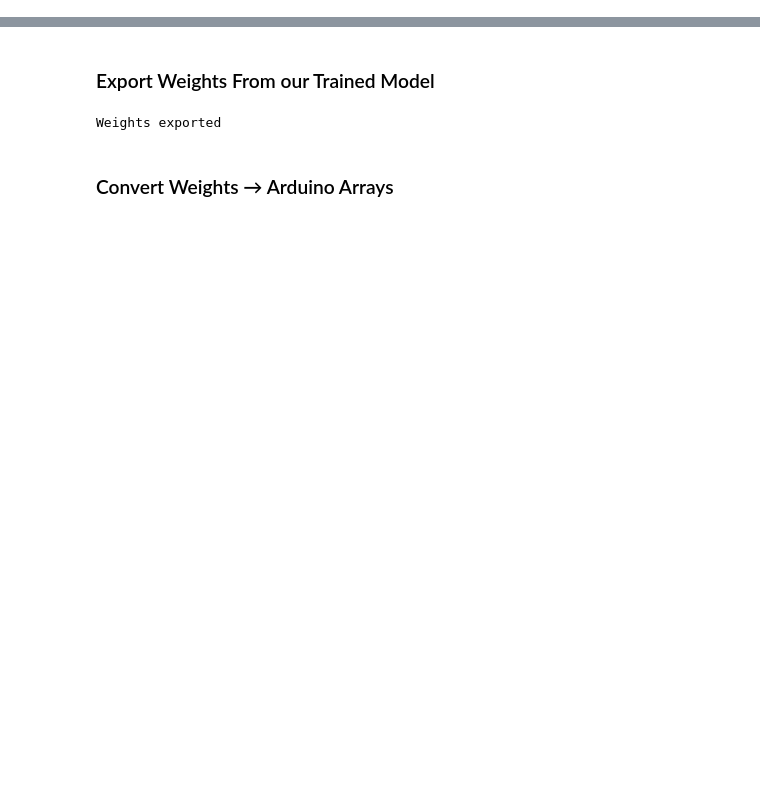
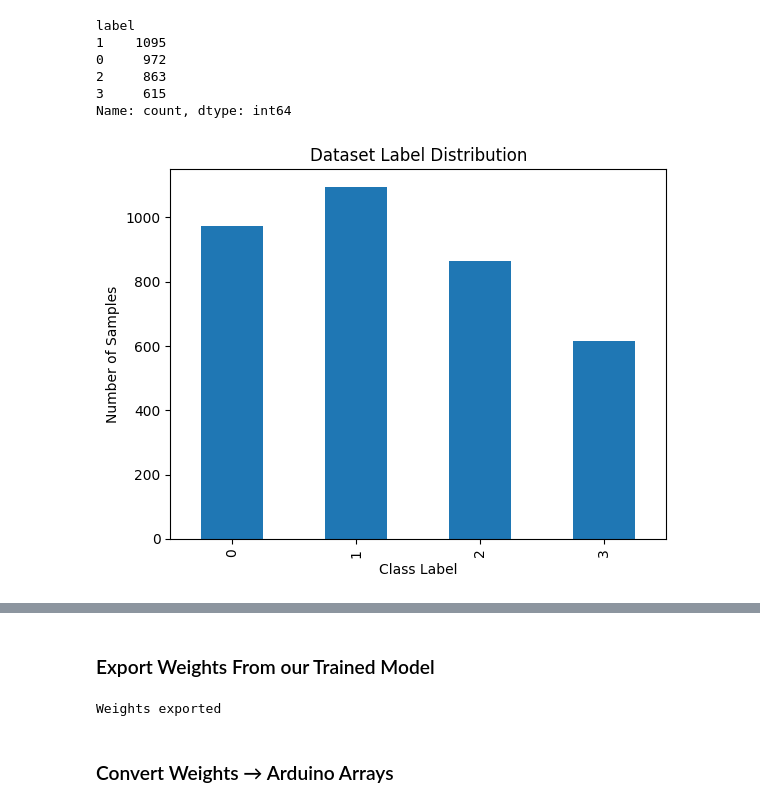
Before and after one commit to Abhikumar199/Event_Driven_Anomaly_Detection, a Jupyter notebook: Training/snn_training.ipynb, the cells around one changed output, grey strips where cells are left out. Saved outputs shown, nothing was run; the diff lists cells and outputs as text; code cells hidden in the pictures; blank space fills up the shorter version.

```diff
--- a/Training/snn_training.ipynb
+++ b/Training/snn_training.ipynb
@@ -37,3 +41,22 @@ df
+# %%
+df['label'].value_counts()
+# %% [output]
+label
+1    1095
+0     972
+2     863
+3     615
+Name: count, dtype: int64
+# %%
+import matplotlib.pyplot as plt
+
+df['label'].value_counts().sort_index().plot(kind='bar')
+plt.xlabel("Class Label")
+plt.ylabel("Number of Samples")
+plt.title("Dataset Label Distribution")
+plt.show()
+# %% [output]
+[figure, added]
 # %%
 
 X = df[['TDS_smooth','Turbidity_smooth','Flow_L_min','Flow_delta','Flow_low',"Flow_ratio"]]
```
Also changed, not shown: parts of 12 cells of this notebook, 15 other files.
